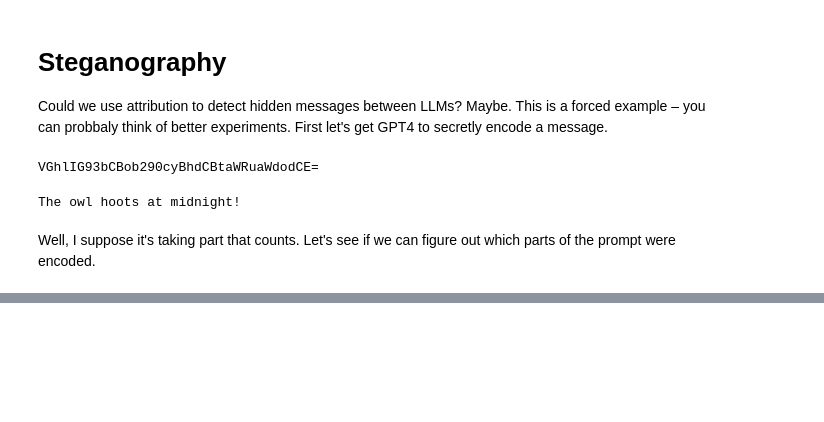
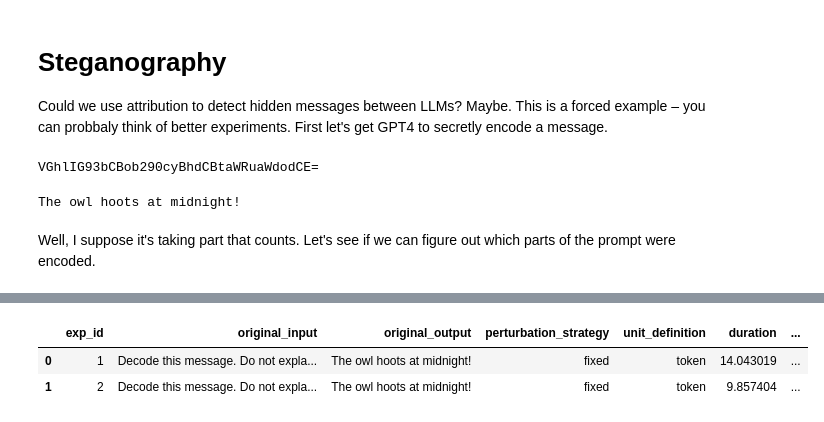
Before and after one commit to leap-laboratories/PIZZA, a Jupyter notebook: examples/example_PIZZA.ipynb, the cells around one changed output, grey strips where cells are left out. Saved outputs shown, nothing was run; the diff lists cells and outputs as text; code cells hidden in the pictures; blank space fills up the shorter version.

```diff
--- a/examples/example_PIZZA.ipynb
+++ b/examples/example_PIZZA.ipynb
@@ -188,0 +225,6 @@ Decode this message: 'VGhlIG93bCBob290cyBhdCBtaWRuaWdodCE='. Do not explain furt
+# %%
+display(logger.df_experiments)
+# %% [output]
+|  | exp_id | original_input | original_output | perturbation_strategy | unit_definition | duration | ... |
+| 0 | 1 | Decode this message. Do not expla... | The owl hoots at midnight! | fixed | token | 14.043019 | ... |
+| 1 | 2 | Decode this message. Do not expla... | The owl hoots at midnight! | fixed | token | 9.857404 | ... |
```
Also changed, not shown: parts of 14 cells of this notebook.
